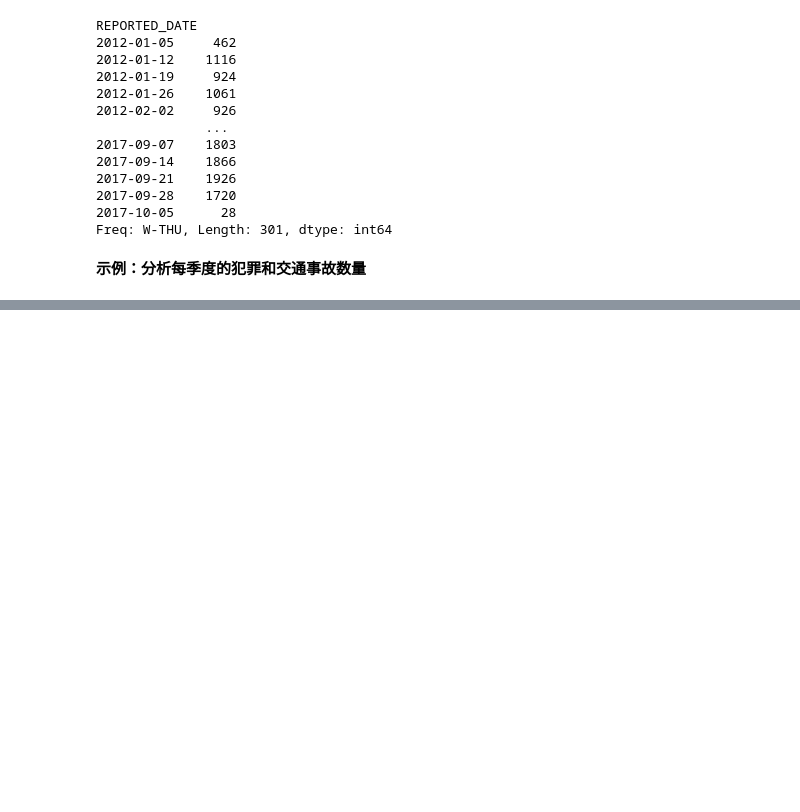
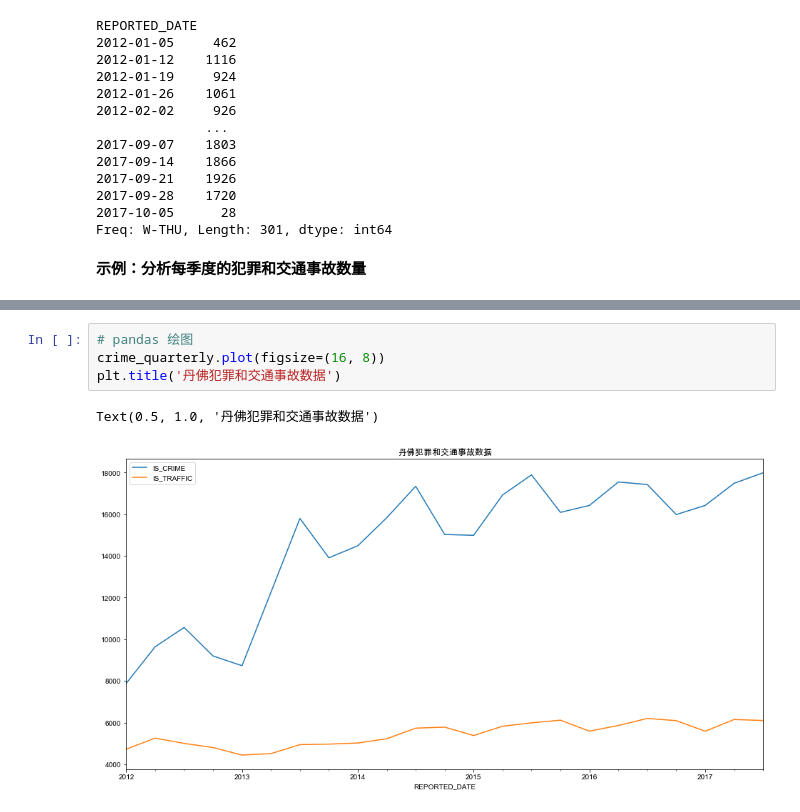
Before and after one commit to JohnChow96927/python-bigdata, a Jupyter notebook: Pandas/day2_220120_查询&数据类型&缺失值/03-Pandas数据类型.ipynb, the cells around one changed output, grey strips where cells are left out. Cells and saved outputs as stored; diff of their text form; blank space fills up the shorter version.

```diff
--- a/Pandas/day2_220120_查询&数据类型&缺失值/03-Pandas数据类型.ipynb
+++ b/Pandas/day2_220120_查询&数据类型&缺失值/03-Pandas数据类型.ipynb
@@ -993,0 +994,7 @@ crime_quarterly
+# %%
+# pandas 绘图
+crime_quarterly.plot(figsize=(16, 8))
+plt.title('丹佛犯罪和交通事故数据')
+# %% [output]
+Text(0.5, 1.0, '丹佛犯罪和交通事故数据')
+[figure, added]
```
Also changed, not shown: parts of 32 cells of this notebook.
